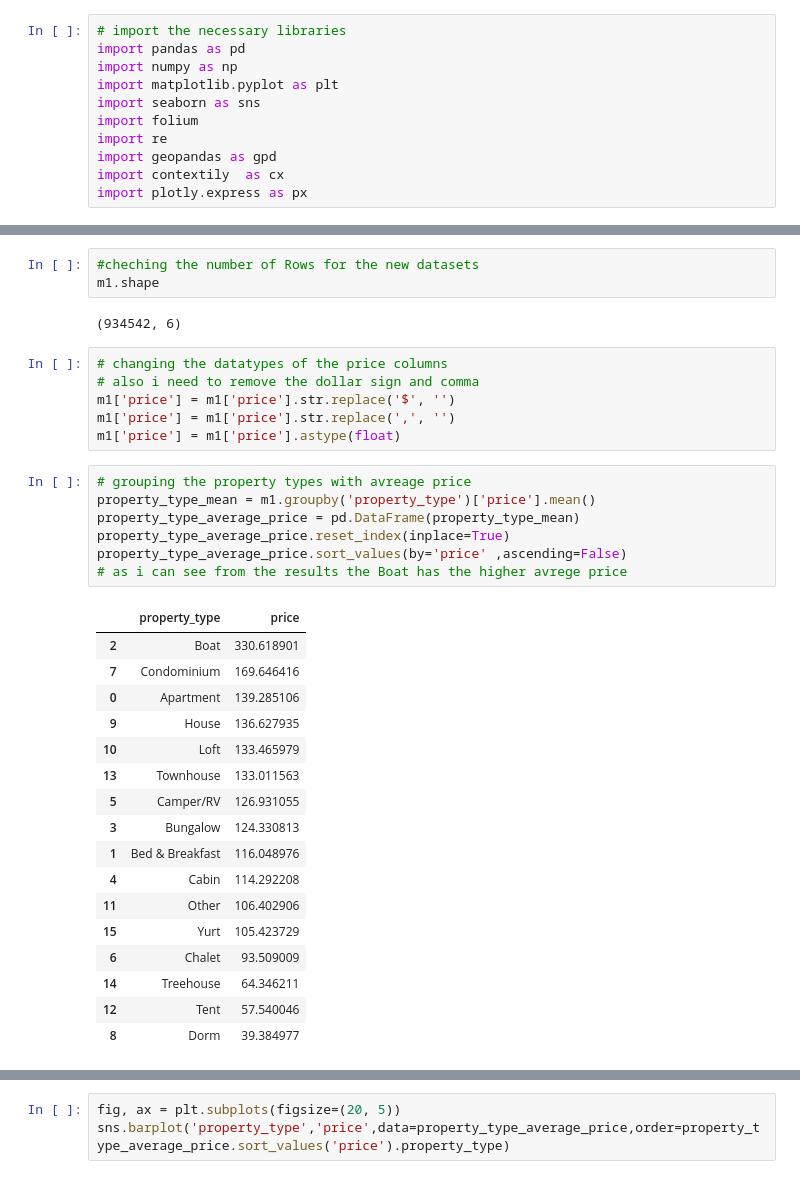
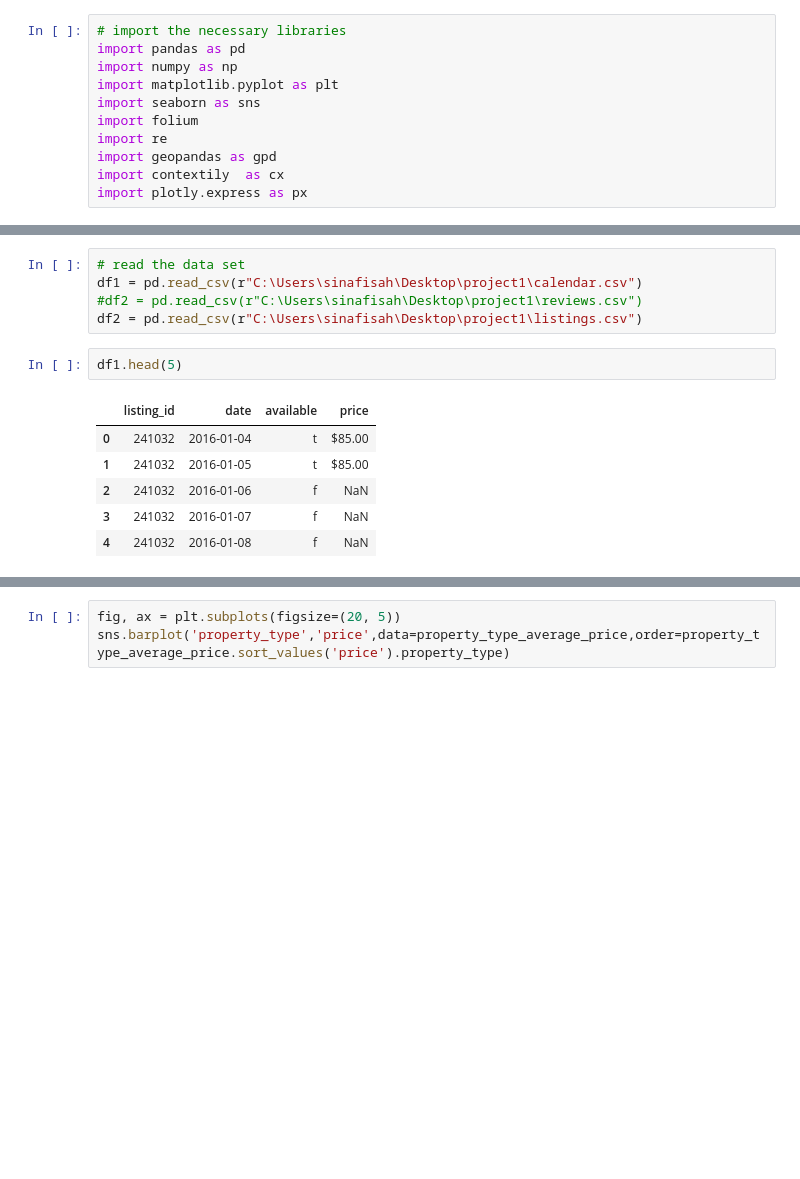
Before and after one commit to SalehAlnafisah/Udacity-Data-Data-Science-Nanodegree, a Jupyter notebook: project1 code.ipynb, the cells around one changed output, grey strips where cells are left out. Saved outputs shown, nothing was run; the diff lists cells and outputs as text; blank space fills up the shorter version.

```diff
--- a/project1 code.ipynb
+++ b/project1 code.ipynb
@@ -138,36 +27,14 @@ m1 = pd.merge(df1_2,df3_2[['id','property_type','review_scores_rating']],how="le
-# %%
-#cheching the number of Rows for the new datasets
-m1.shape
-# %% [output]
-(934542, 6)
-# %%
-# changing the datatypes of the price columns
-# also i need to remove the dollar sign and comma
-m1['price'] = m1['price'].str.replace('$', '')
-m1['price'] = m1['price'].str.replace(',', '')
-m1['price'] = m1['price'].astype(float)
-# %%
-# grouping the property types with avreage price
-property_type_mean = m1.groupby('property_type')['price'].mean()
-property_type_average_price = pd.DataFrame(property_type_mean)
-property_type_average_price.reset_index(inplace=True)
-property_type_average_price.sort_values(by='price' ,ascending=False)
-# as i can see from the results the Boat has the higher avrege price
-# %% [output]
-|  | property_type | price |
-| 2 | Boat | 330.618901 |
-| 7 | Condominium | 169.646416 |
-| 0 | Apartment | 139.285106 |
-| 9 | House | 136.627935 |
-| 10 | Loft | 133.465979 |
-| 13 | Townhouse | 133.011563 |
-| 5 | Camper/RV | 126.931055 |
-| 3 | Bungalow | 124.330813 |
-| 1 | Bed & Breakfast | 116.048976 |
-| 4 | Cabin | 114.292208 |
-| 11 | Other | 106.402906 |
-| 15 | Yurt | 105.423729 |
-| 6 | Chalet | 93.509009 |
-| 14 | Treehouse | 64.346211 |
-| 12 | Tent | 57.540046 |
-| 8 | Dorm | 39.384977 |
+# %%
+# read the data set
+df1 = pd.read_csv(r"C:\Users\sinafisah\Desktop\project1\calendar.csv")
+#df2 = pd.read_csv(r"C:\Users\sinafisah\Desktop\project1\reviews.csv")
+df2 = pd.read_csv(r"C:\Users\sinafisah\Desktop\project1\listings.csv")
+# %%
+df1.head(5)
+# %% [output]
+|  | listing_id | date | available | price |
+| 0 | 241032 | 2016-01-04 | t | $85.00 |
+| 1 | 241032 | 2016-01-05 | t | $85.00 |
+| 2 | 241032 | 2016-01-06 | f | NaN |
+| 3 | 241032 | 2016-01-07 | f | NaN |
+| 4 | 241032 | 2016-01-08 | f | NaN |
```
Also changed, not shown: parts of 80 cells of this notebook.
